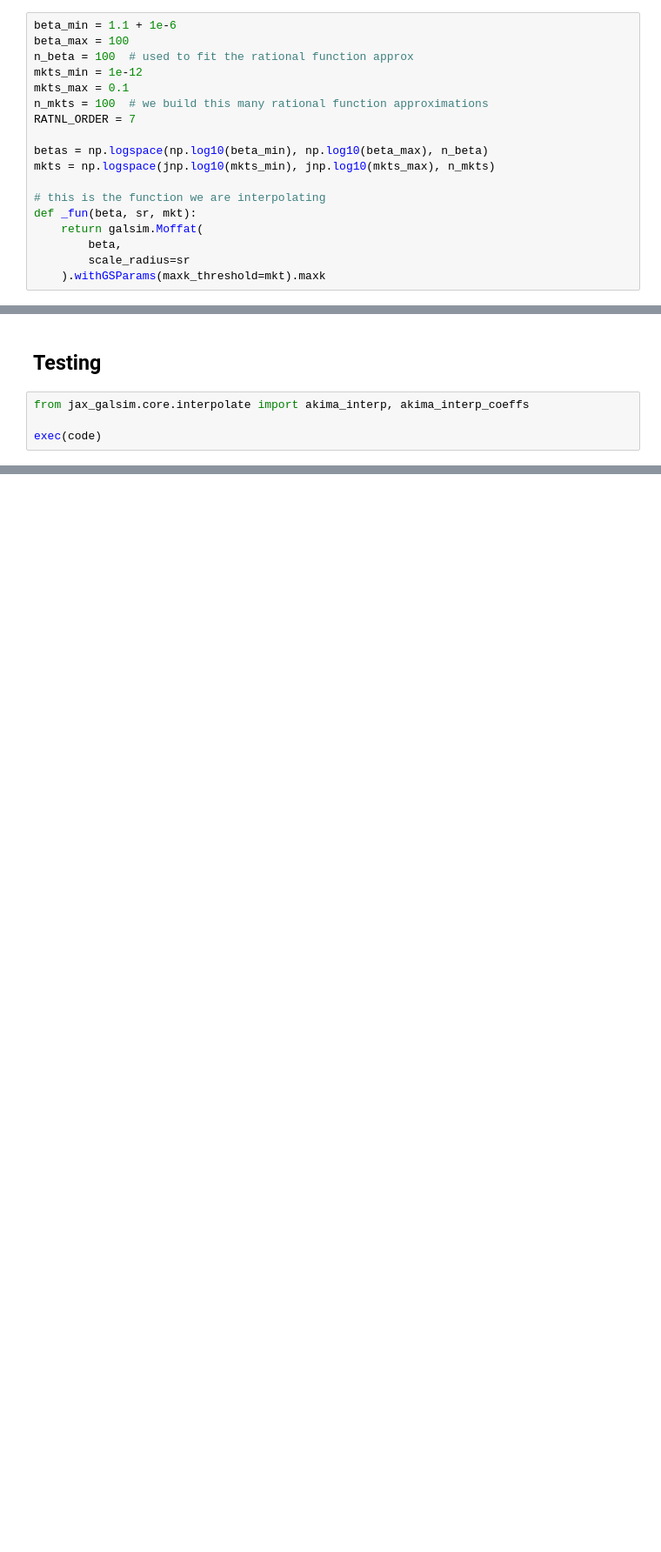
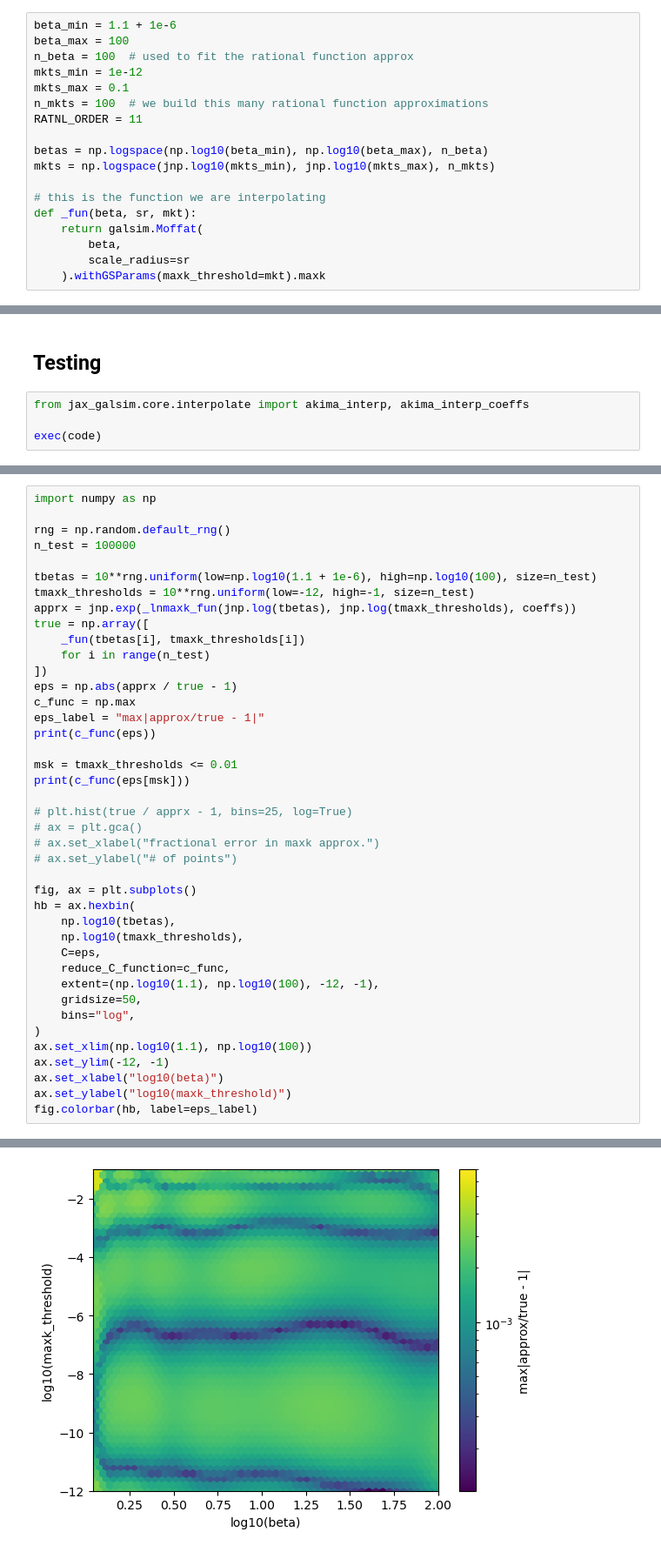
Before and after one commit to GalSim-developers/JAX-GalSim, a Jupyter notebook: dev/notebooks/moffat_maxk_interp.ipynb, the cells around one changed output, grey strips where cells are left out. Shown at 87% size. Saved outputs shown, nothing was run; the diff lists cells and outputs as text; blank space fills up the shorter version.

```diff
--- a/dev/notebooks/moffat_maxk_interp.ipynb
+++ b/dev/notebooks/moffat_maxk_interp.ipynb
@@ -18,7 +19,7 @@ n_beta = 100  # used to fit the rational function approx
 mkts_min = 1e-12
 mkts_max = 0.1
 n_mkts = 100  # we build this many rational function approximations
-RATNL_ORDER = 7
+RATNL_ORDER = 11
 
 betas = np.logspace(np.log10(beta_min), np.log10(beta_max), n_beta)
 mkts = np.logspace(jnp.log10(mkts_min), jnp.log10(mkts_max), n_mkts)
@@ -218,0 +387,42 @@ fig.colorbar(hb, label="log10(|approx - true|)")
+# %%
+import numpy as np
+
+rng = np.random.default_rng()
+n_test = 100000
+
+tbetas = 10**rng.uniform(low=np.log10(1.1 + 1e-6), high=np.log10(100), size=n_test)
+tmaxk_thresholds = 10**rng.uniform(low=-12, high=-1, size=n_test)
+apprx = jnp.exp(_lnmaxk_fun(jnp.log(tbetas), jnp.log(tmaxk_thresholds), coeffs))
+true = np.array([
+    _fun(tbetas[i], tmaxk_thresholds[i])
+    for i in range(n_test)
+])
+eps = np.abs(apprx / true - 1)
+c_func = np.max
+eps_label = "max|approx/true - 1|"
+print(c_func(eps))
+
+msk = tmaxk_thresholds <= 0.01
+print(c_func(eps[msk]))
+
+# plt.hist(true / apprx - 1, bins=25, log=True)
+# ax = plt.gca()
+# ax.set_xlabel("fractional error in maxk approx.")
+# ax.set_ylabel("# of points")
+
+fig, ax = plt.subplots()
+hb = ax.hexbin(
+    np.log10(tbetas),
+    np.log10(tmaxk_thresholds),
+    C=eps,
+    reduce_C_function=c_func,
+    extent=(np.log10(1.1), np.log10(100), -12, -1),
+    gridsize=50,
+    bins="log",
+)
+ax.set_xlim(np.log10(1.1), np.log10(100))
+ax.set_ylim(-12, -1)
+ax.set_xlabel("log10(beta)")
+ax.set_ylabel("log10(maxk_threshold)")
+fig.colorbar(hb, label=eps_label)
+# %% [output]
@@ -218,0 +432 @@ fig.colorbar(hb, label="log10(|approx - true|)")
+[figure, added]
```
Also changed, not shown: parts of 16 cells of this notebook.
